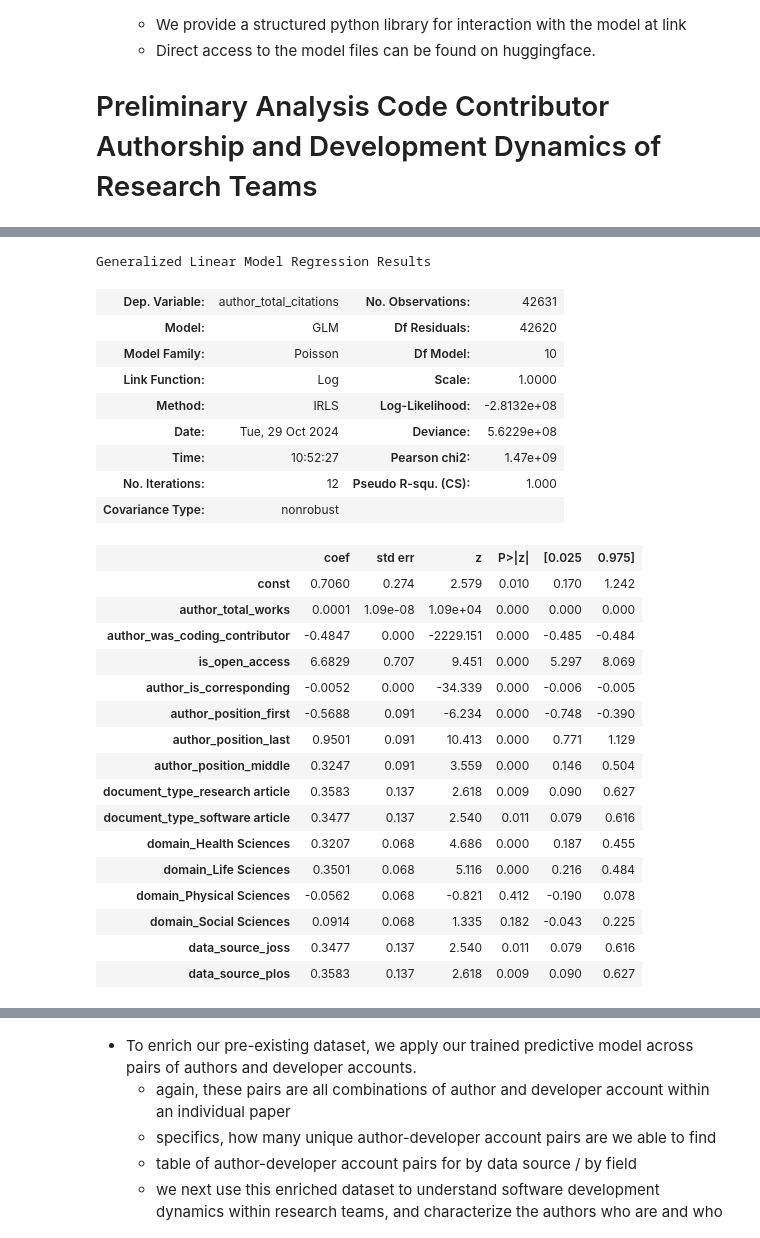
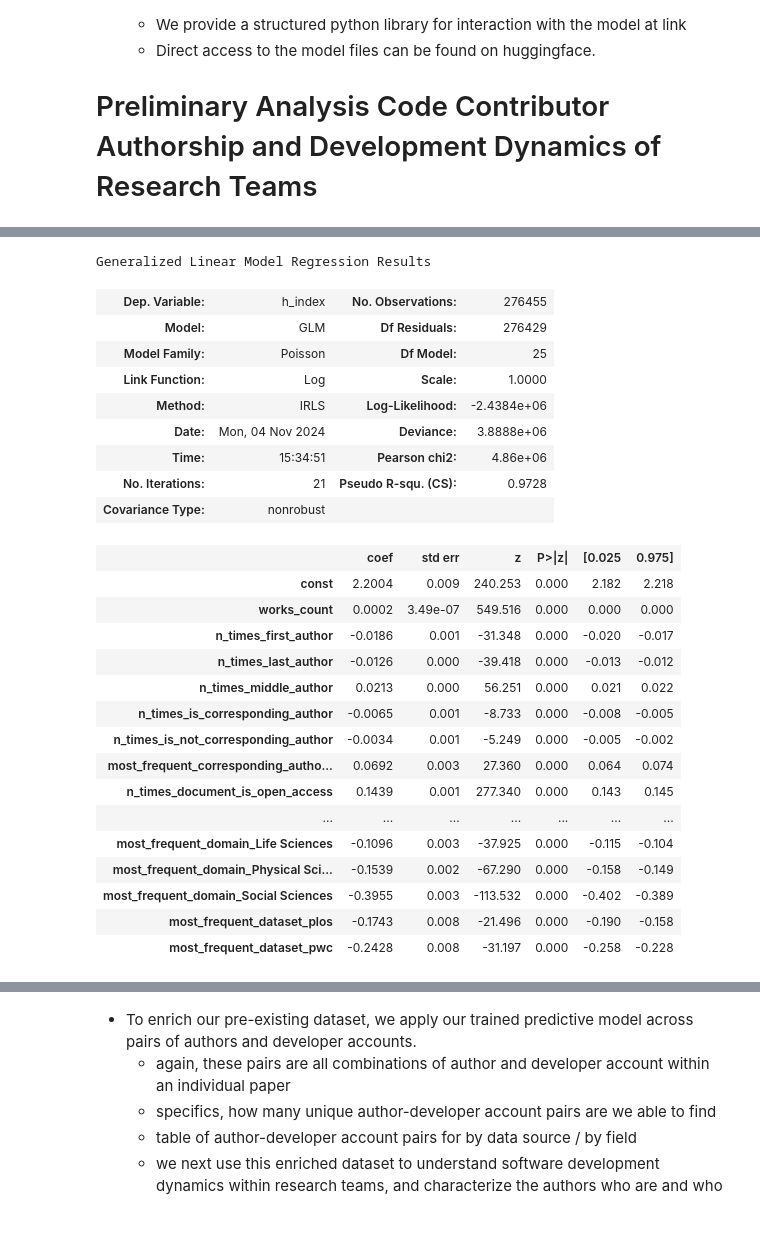
Before and after one commit to evamaxfield/rs-graph, a Jupyter notebook: publications/qss-code-authors/qss-code-authors.ipynb, the cells around one changed output, grey strips where cells are left out. Saved outputs shown, nothing was run; the diff lists cells and outputs as text; code cells hidden in the pictures.

```diff
--- a/publications/qss-code-authors/qss-code-authors.ipynb
+++ b/publications/qss-code-authors/qss-code-authors.ipynb
@@ -834,34 +857,32 @@ Generalized Linear Model Regression Results
 # %%
-# Fit model
-y = doc_contributor_df_with_dummies["author_total_citations"]
-model = sm.GLM(y, X, family=sm.families.Poisson()).fit(maxiter=100)
+y = researcher_counts_with_dummies["h_index"]
+model = sm.GLM(y, X, family=sm.families.Poisson()).fit()
 model.summary()
 # %% [output]
 Generalized Linear Model Regression Results
-| Dep. Variable: | author_total_citations | No. Observations: | 42631 |
-| Model: | GLM | Df Residuals: | 42620 |
-| Model Family: | Poisson | Df Model: | 10 |
+| Dep. Variable: | h_index | No. Observations: | 276455 |
+| Model: | GLM | Df Residuals: | 276429 |
+| Model Family: | Poisson | Df Model: | 25 |
 | Link Function: | Log | Scale: | 1.0000 |
-| Method: | IRLS | Log-Likelihood: | -2.8132e+08 |
-| Date: | Tue, 29 Oct 2024 | Deviance: | 5.6229e+08 |
-| Time: | 10:52:27 | Pearson chi2: | 1.47e+09 |
-| No. Iterations: | 12 | Pseudo R-squ. (CS): | 1.000 |
+| Method: | IRLS | Log-Likelihood: | -2.4384e+06 |
+| Date: | Mon, 04 Nov 2024 | Deviance: | 3.8888e+06 |
+| Time: | 15:34:51 | Pearson chi2: | 4.86e+06 |
+| No. Iterations: | 21 | Pseudo R-squ. (CS): | 0.9728 |
 | Covariance Type: | nonrobust |  |  |
 |  | coef | std err | z | P>|z| | [0.025 | 0.975] |
-| const | 0.7060 | 0.274 | 2.579 | 0.010 | 0.170 | 1.242 |
-| author_total_works | 0.0001 | 1.09e-08 | 1.09e+04 | 0.000 | 0.000 | 0.000 |
-| author_was_coding_contributor | -0.4847 | 0.000 | -2229.151 | 0.000 | -0.485 | -0.484 |
-| is_open_access | 6.6829 | 0.707 | 9.451 | 0.000 | 5.297 | 8.069 |
-| author_is_corresponding | -0.0052 | 0.000 | -34.339 | 0.000 | -0.006 | -0.005 |
-| author_position_first | -0.5688 | 0.091 | -6.234 | 0.000 | -0.748 | -0.390 |
-| author_position_last | 0.9501 | 0.091 | 10.413 | 0.000 | 0.771 | 1.129 |
-| author_position_middle | 0.3247 | 0.091 | 3.559 | 0.000 | 0.146 | 0.504 |
-| document_type_research article | 0.3583 | 0.137 | 2.618 | 0.009 | 0.090 | 0.627 |
-| document_type_software article | 0.3477 | 0.137 | 2.540 | 0.011 | 0.079 | 0.616 |
-| domain_Health Sciences | 0.3207 | 0.068 | 4.686 | 0.000 | 0.187 | 0.455 |
-| domain_Life Sciences | 0.3501 | 0.068 | 5.116 | 0.000 | 0.216 | 0.484 |
-| domain_Physical Sciences | -0.0562 | 0.068 | -0.821 | 0.412 | -0.190 | 0.078 |
-| domain_Social Sciences | 0.0914 | 0.068 | 1.335 | 0.182 | -0.043 | 0.225 |
-| data_source_joss | 0.3477 | 0.137 | 2.540 | 0.011 | 0.079 | 0.616 |
-| data_source_plos | 0.3583 | 0.137 | 2.618 | 0.009 | 0.090 | 0.627 |
+| const | 2.2004 | 0.009 | 240.253 | 0.000 | 2.182 | 2.218 |
+| works_count | 0.0002 | 3.49e-07 | 549.516 | 0.000 | 0.000 | 0.000 |
+| n_times_first_author | -0.0186 | 0.001 | -31.348 | 0.000 | -0.020 | -0.017 |
+| n_times_last_author | -0.0126 | 0.000 | -39.418 | 0.000 | -0.013 | -0.012 |
+| n_times_middle_author | 0.0213 | 0.000 | 56.251 | 0.000 | 0.021 | 0.022 |
+| n_times_is_corresponding_author | -0.0065 | 0.001 | -8.733 | 0.000 | -0.008 | -0.005 |
+| n_times_is_not_corresponding_author | -0.0034 | 0.001 | -5.249 | 0.000 | -0.005 | -0.002 |
+| most_frequent_corresponding_autho... | 0.0692 | 0.003 | 27.360 | 0.000 | 0.064 | 0.074 |
+| n_times_document_is_open_access | 0.1439 | 0.001 | 277.340 | 0.000 | 0.143 | 0.145 |
+| ... | ... | ... | ... | ... | ... | ... |
+| most_frequent_domain_Life Sciences | -0.1096 | 0.003 | -37.925 | 0.000 | -0.115 | -0.104 |
+| most_frequent_domain_Physical Sci... | -0.1539 | 0.002 | -67.290 | 0.000 | -0.158 | -0.149 |
+| most_frequent_domain_Social Sciences | -0.3955 | 0.003 | -113.532 | 0.000 | -0.402 | -0.389 |
+| most_frequent_dataset_plos | -0.1743 | 0.008 | -21.496 | 0.000 | -0.190 | -0.158 |
+| most_frequent_dataset_pwc | -0.2428 | 0.008 | -31.197 | 0.000 | -0.258 | -0.228 |
 # %%
```
Also changed, not shown: parts of 15 cells of this notebook.
